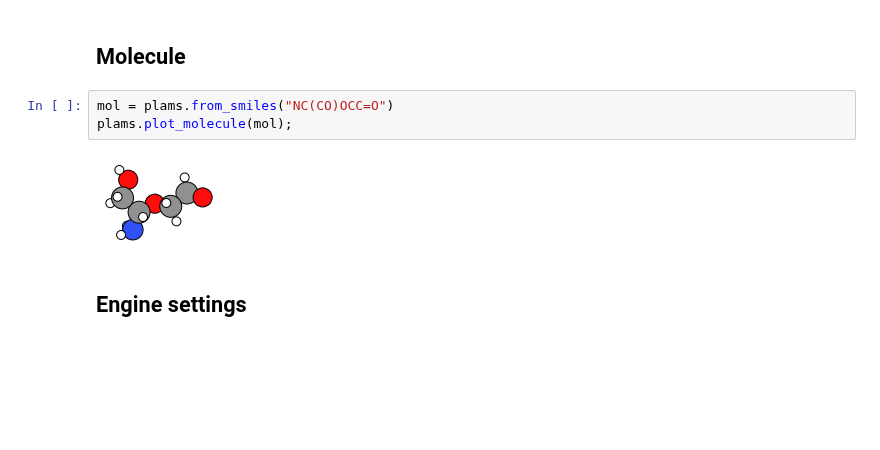
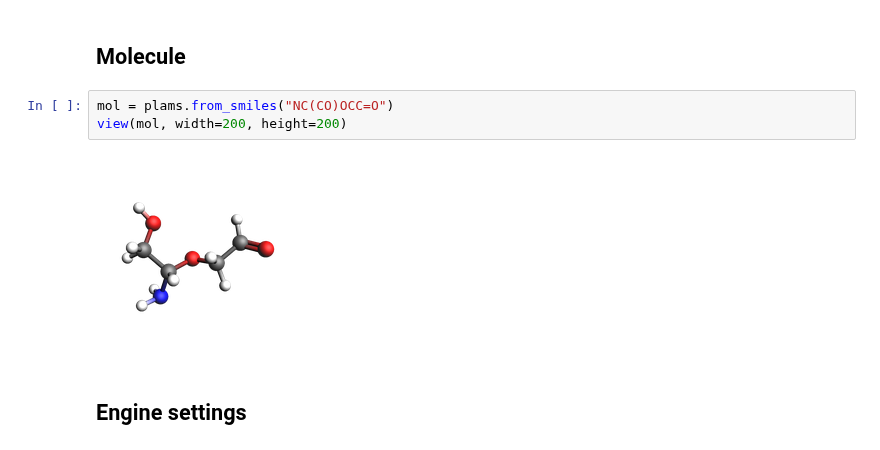
Before and after one commit to SCM-NV/PLAMS, a Jupyter notebook: examples/IRSpectrumFromMD/ir_spectrum_from_md.ipynb, the cells around one changed output. Saved outputs shown, nothing was run; the diff lists cells and outputs as text; blank space fills up the shorter version.

Commit message:
Update images in ir spectrum example

```diff
--- a/examples/IRSpectrumFromMD/ir_spectrum_from_md.ipynb
+++ b/examples/IRSpectrumFromMD/ir_spectrum_from_md.ipynb
@@ -18,9 +22,9 @@ PLAMS working folder: /path/plams/examples/IRSpectrumFromMD/plams_workdir
 ## Molecule
 # %%
 mol = plams.from_smiles("NC(CO)OCC=O")
-plams.plot_molecule(mol);
+view(mol, width=200, height=200)
 # %% [output]
-[figure, old version]
+[figure, new version]
 # %% [markdown]
 ## Engine settings
 # %%
```
Also changed, not shown: parts of 15 cells of this notebook, 11 other files.
